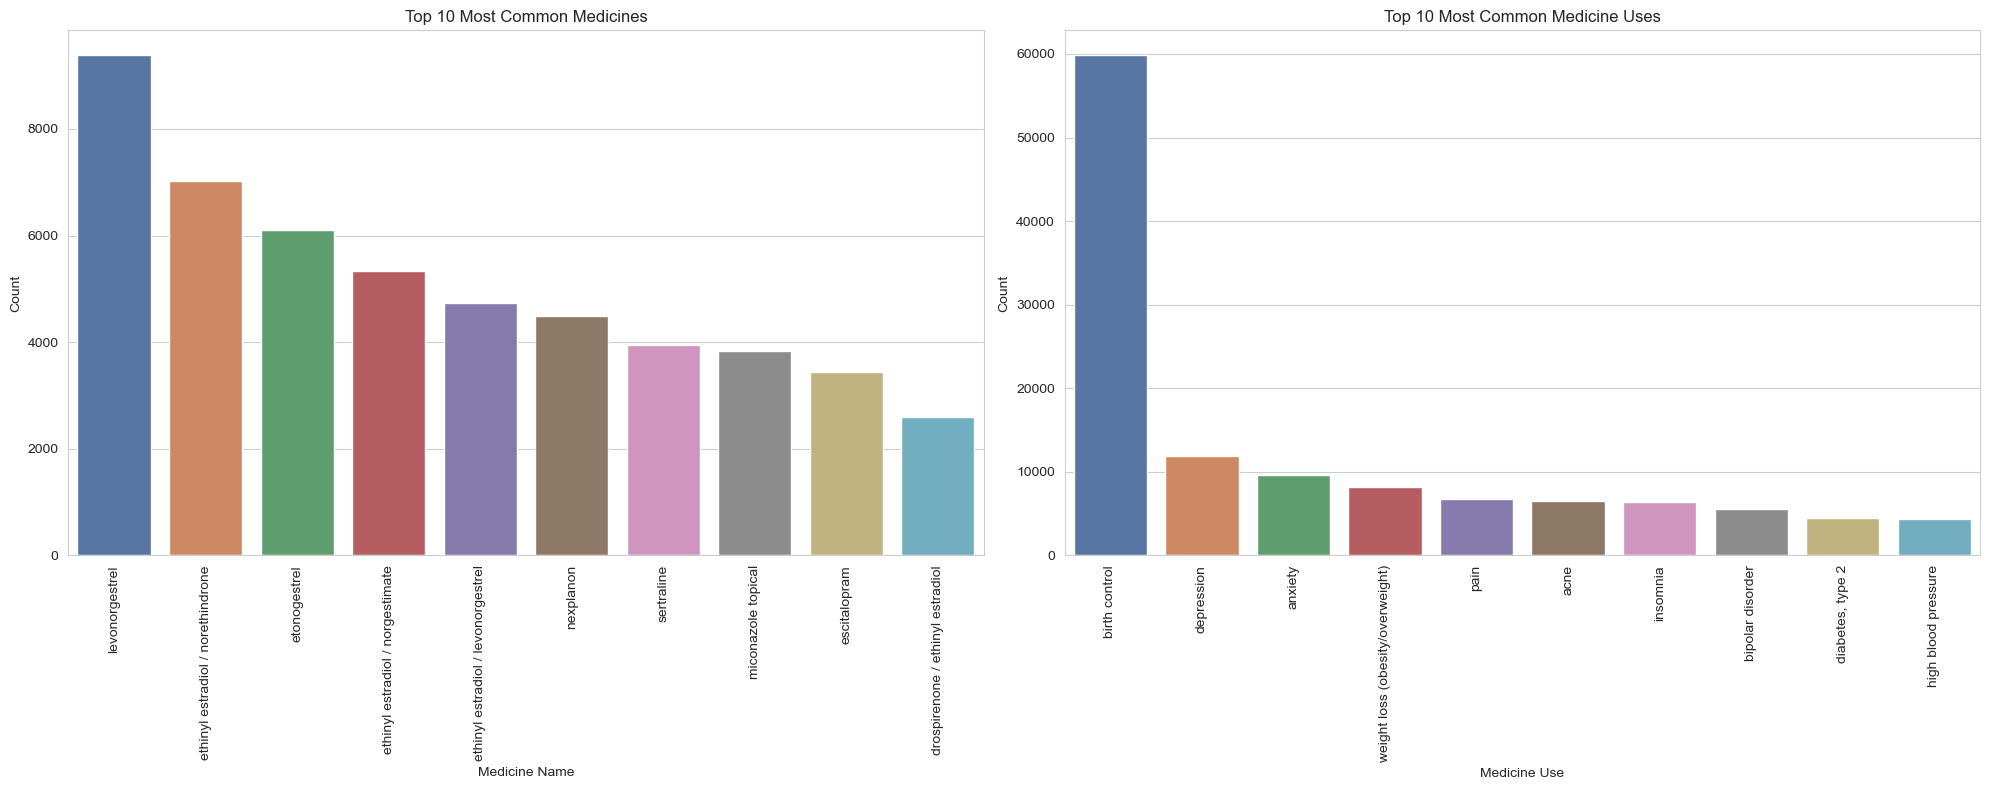
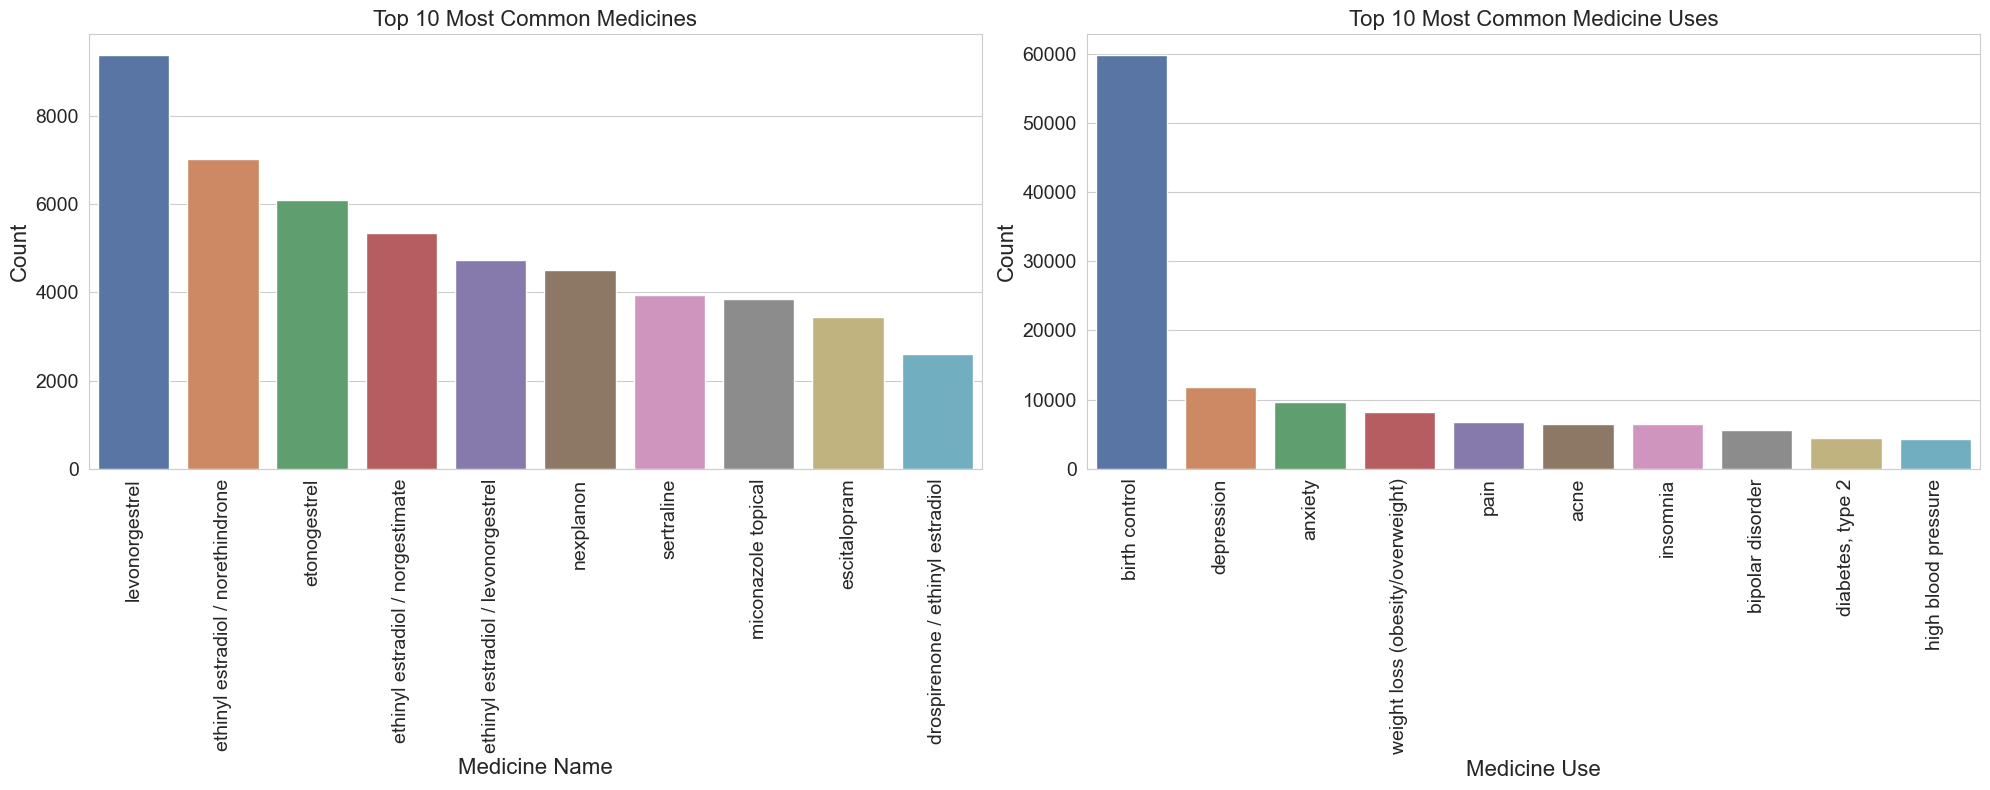
Unified diff of the notebook cell whose output changed from the first chart to the second:
--- before
+++ after
@@ -10,8 +10,9 @@
     ax=axes[0]
 )
-axes[0].set_title('Top 10 Most Common Medicines')
-axes[0].set_xlabel('Medicine Name')
-axes[0].set_ylabel('Count')
-axes[0].tick_params(axis='x', rotation=90)
+axes[0].set_title('Top 10 Most Common Medicines', fontsize=16)
+axes[0].set_xlabel('Medicine Name', fontsize=16)
+axes[0].set_ylabel('Count', fontsize=16)
+axes[0].tick_params(axis='x', rotation=90, labelsize=14)
+axes[0].tick_params(axis='y', labelsize=14)
 
 # Top 10 most common medicine uses
@@ -22,10 +23,11 @@
     ax=axes[1]
 )
-axes[1].set_title('Top 10 Most Common Medicine Uses')
-axes[1].set_xlabel('Medicine Use')
-axes[1].set_ylabel('Count')
-axes[1].tick_params(axis='x', rotation=90)
+axes[1].set_title('Top 10 Most Common Medicine Uses', fontsize=16)
+axes[1].set_xlabel('Medicine Use', fontsize=16)
+axes[1].set_ylabel('Count', fontsize=16)
+axes[1].tick_params(axis='x', rotation=90, labelsize=14)
+axes[1].tick_params(axis='y', labelsize=14)
 
 plt.tight_layout()
-plt.savefig('../data/figures/top10_med_cond.png')
+plt.savefig('data/figures/top10_med_cond.png')
 plt.show()

Commit: Increase graphs font size